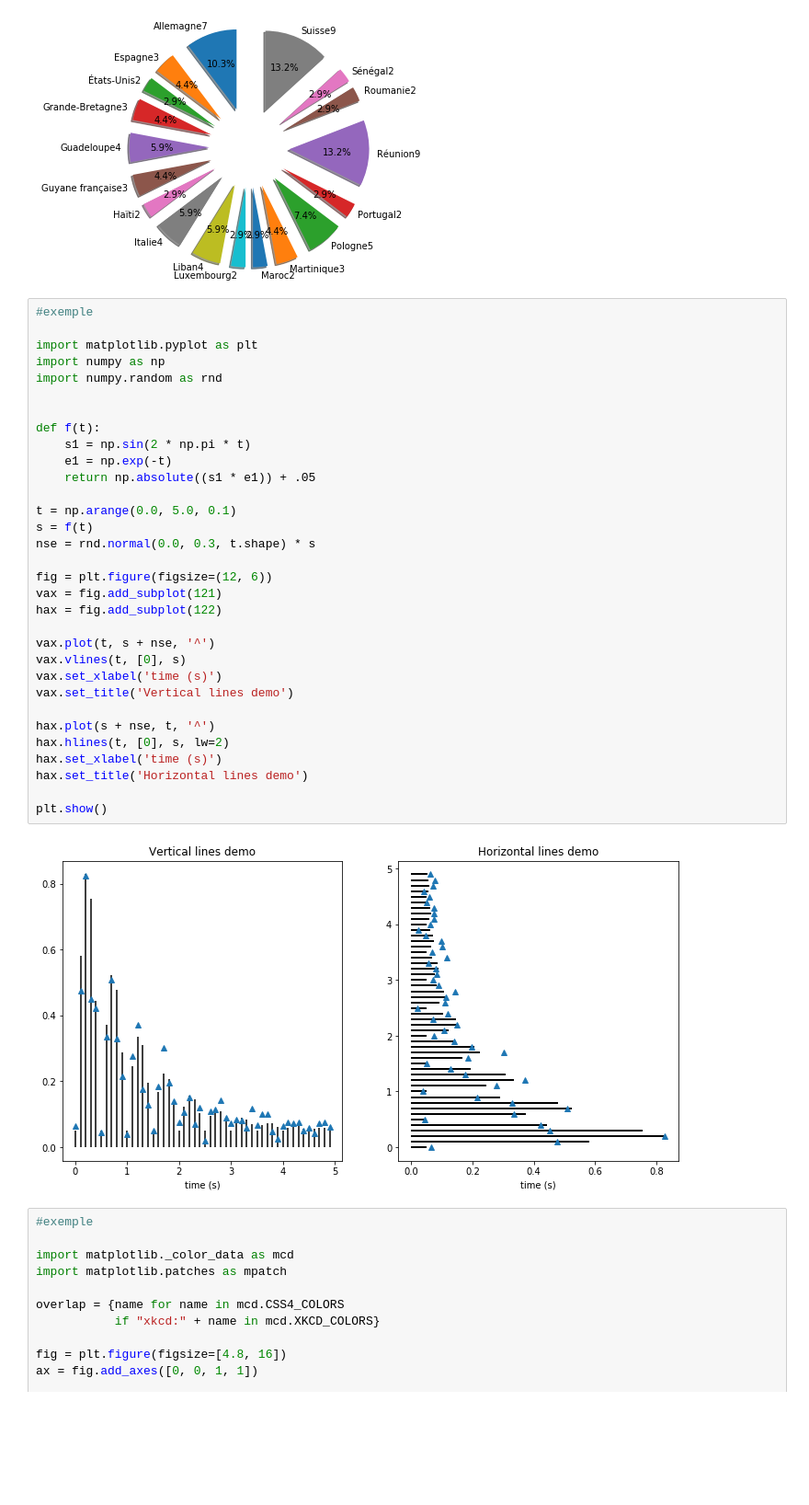
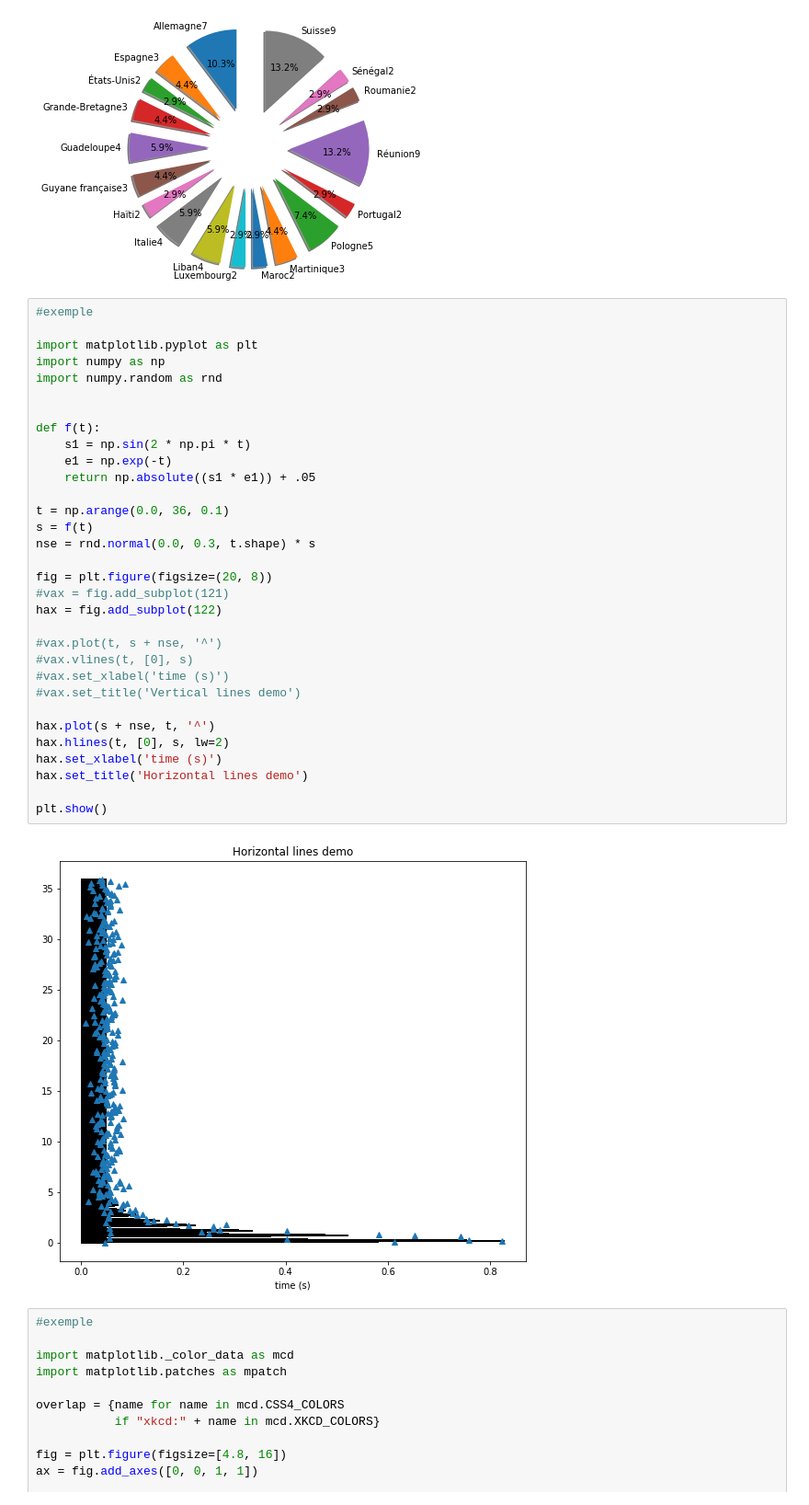
Before and after one commit to ZDubeau/santa-data-project, a Jupyter notebook: santa_visualisation.ipynb, the cells around one changed output. Shown at 92% size. Cells and saved outputs as stored; diff of their text form; blank space fills up the shorter version.

```diff
--- a/santa_visualisation.ipynb
+++ b/santa_visualisation.ipynb
@@ -93,37 +95,37 @@ plt.show()
 # %%
 #exemple
 
 import matplotlib.pyplot as plt
 import numpy as np
 import numpy.random as rnd
 
 
 def f(t):
     s1 = np.sin(2 * np.pi * t)
     e1 = np.exp(-t)
     return np.absolute((s1 * e1)) + .05
 
-t = np.arange(0.0, 5.0, 0.1)
+t = np.arange(0.0, 36, 0.1)
 s = f(t)
 nse = rnd.normal(0.0, 0.3, t.shape) * s
 
-fig = plt.figure(figsize=(12, 6))
-vax = fig.add_subplot(121)
+fig = plt.figure(figsize=(20, 8))
+#vax = fig.add_subplot(121)
 hax = fig.add_subplot(122)
 
-vax.plot(t, s + nse, '^')
-vax.vlines(t, [0], s)
-vax.set_xlabel('time (s)')
-vax.set_title('Vertical lines demo')
+#vax.plot(t, s + nse, '^')
+#vax.vlines(t, [0], s)
+#vax.set_xlabel('time (s)')
+#vax.set_title('Vertical lines demo')
 
 hax.plot(s + nse, t, '^')
 hax.hlines(t, [0], s, lw=2)
 hax.set_xlabel('time (s)')
 hax.set_title('Horizontal lines demo')
 
 plt.show()
 # %% [output]
-[figure, old version]
+[figure, new version]
 # %%
 #exemple
 
```
Also changed, not shown: parts of 2 cells of this notebook, 1 other file.
